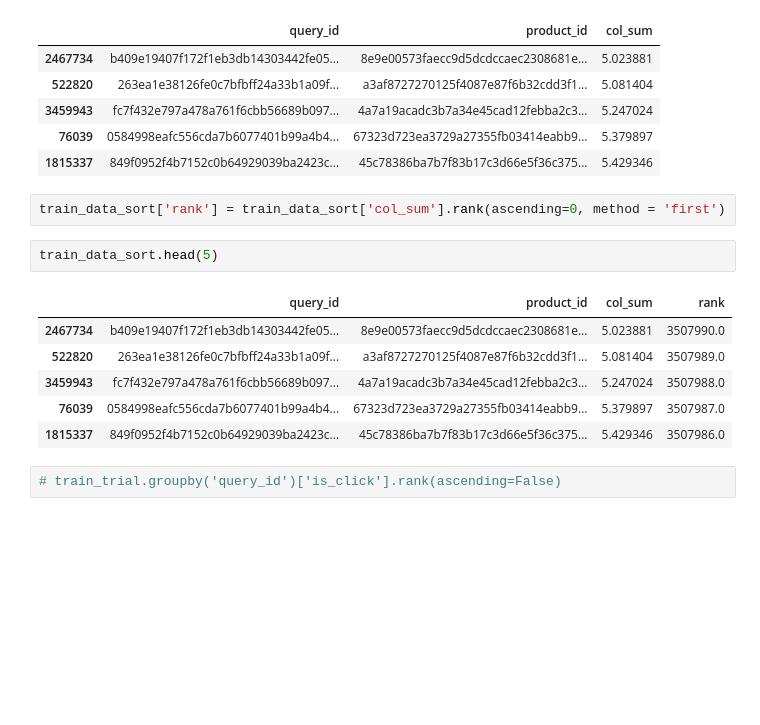
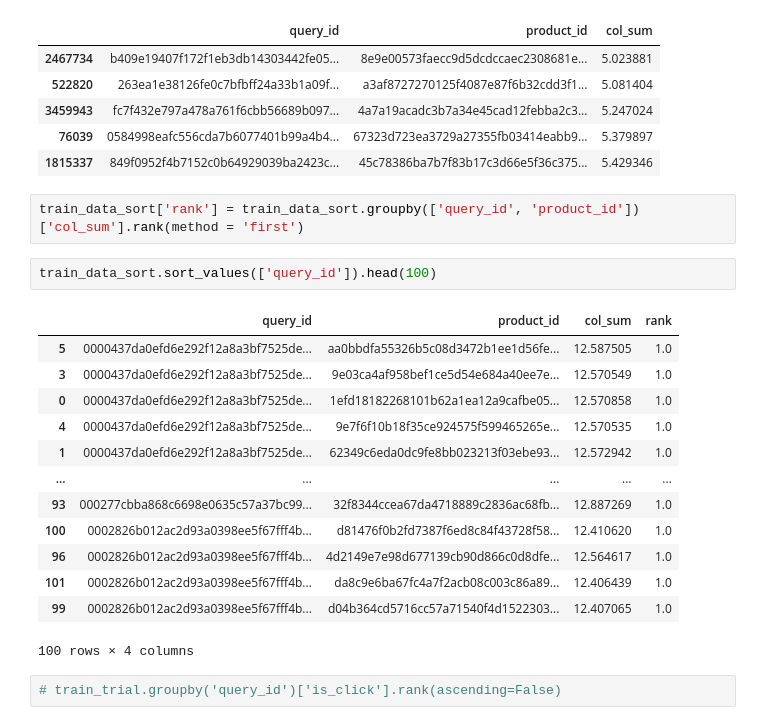
Before and after one commit to kashyapbarua/farfetch-recommendation-challenge, a Jupyter notebook: notebook_challenge.ipynb, the cells around one changed output. Saved outputs shown, nothing was run; the diff lists cells and outputs as text; blank space fills up the shorter version.

Commit message:
code: aggregate, sort and rank values approach

```diff
--- a/notebook_challenge.ipynb
+++ b/notebook_challenge.ipynb
@@ -205,16 +205,23 @@ train_data_sort.head(5)
 | 76039 | 0584998eafc556cda7b6077401b99a4b4... | 67323d723ea3729a27355fb03414eabb9... | 5.379897 |
 | 1815337 | 849f0952f4b7152c0b64929039ba2423c... | 45c78386ba7b7f83b17c3d66e5f36c375... | 5.429346 |
 # %%
-train_data_sort['rank'] = train_data_sort['col_sum'].rank(ascending=0, method = 'first')
+train_data_sort['rank'] = train_data_sort.groupby(['query_id', 'product_id'])['col_sum'].rank(method = 'first')
 # %%
-train_data_sort.head(5)
+train_data_sort.sort_values(['query_id']).head(100)
 # %% [output]
 |  | query_id | product_id | col_sum | rank |
-| 2467734 | b409e19407f172f1eb3db14303442fe05... | 8e9e00573faecc9d5dcdccaec2308681e... | 5.023881 | 3507990.0 |
-| 522820 | 263ea1e38126fe0c7bfbff24a33b1a09f... | a3af8727270125f4087e87f6b32cdd3f1... | 5.081404 | 3507989.0 |
-| 3459943 | fc7f432e797a478a761f6cbb56689b097... | 4a7a19acadc3b7a34e45cad12febba2c3... | 5.247024 | 3507988.0 |
-| 76039 | 0584998eafc556cda7b6077401b99a4b4... | 67323d723ea3729a27355fb03414eabb9... | 5.379897 | 3507987.0 |
-| 1815337 | 849f0952f4b7152c0b64929039ba2423c... | 45c78386ba7b7f83b17c3d66e5f36c375... | 5.429346 | 3507986.0 |
+| 5 | 0000437da0efd6e292f12a8a3bf7525de... | aa0bbdfa55326b5c08d3472b1ee1d56fe... | 12.587505 | 1.0 |
+| 3 | 0000437da0efd6e292f12a8a3bf7525de... | 9e03ca4af958bef1ce5d54e684a40ee7e... | 12.570549 | 1.0 |
+| 0 | 0000437da0efd6e292f12a8a3bf7525de... | 1efd18182268101b62a1ea12a9cafbe05... | 12.570858 | 1.0 |
+| 4 | 0000437da0efd6e292f12a8a3bf7525de... | 9e7f6f10b18f35ce924575f599465265e... | 12.570535 | 1.0 |
+| 1 | 0000437da0efd6e292f12a8a3bf7525de... | 62349c6eda0dc9fe8bb023213f03ebe93... | 12.572942 | 1.0 |
+| ... | ... | ... | ... | ... |
+| 93 | 000277cbba868c6698e0635c57a37bc99... | 32f8344ccea67da4718889c2836ac68fb... | 12.887269 | 1.0 |
+| 100 | 0002826b012ac2d93a0398ee5f67fff4b... | d81476f0b2fd7387f6ed8c84f43728f58... | 12.410620 | 1.0 |
+| 96 | 0002826b012ac2d93a0398ee5f67fff4b... | 4d2149e7e98d677139cb90d866c0d8dfe... | 12.564617 | 1.0 |
+| 101 | 0002826b012ac2d93a0398ee5f67fff4b... | da8c9e6ba67fc4a7f2acb08c003c86a89... | 12.406439 | 1.0 |
+| 99 | 0002826b012ac2d93a0398ee5f67fff4b... | d04b364cd5716cc57a71540f4d1522303... | 12.407065 | 1.0 |
+100 rows × 4 columns
 # %%
 # train_trial.groupby('query_id')['is_click'].rank(ascending=False)
 # %% [output]
```
